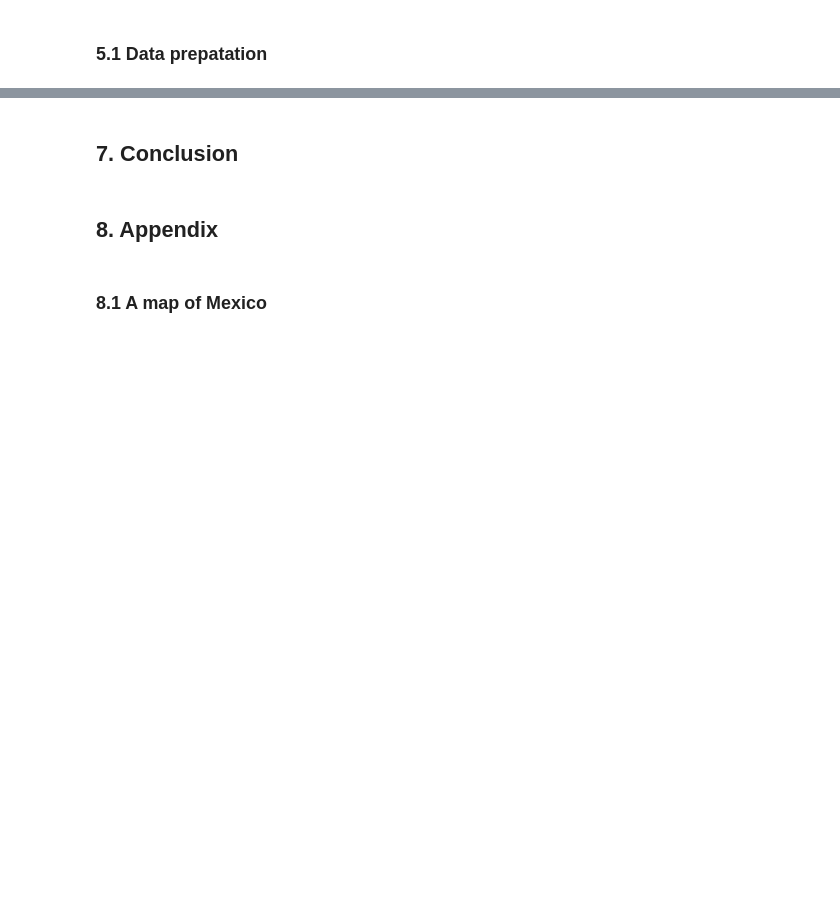
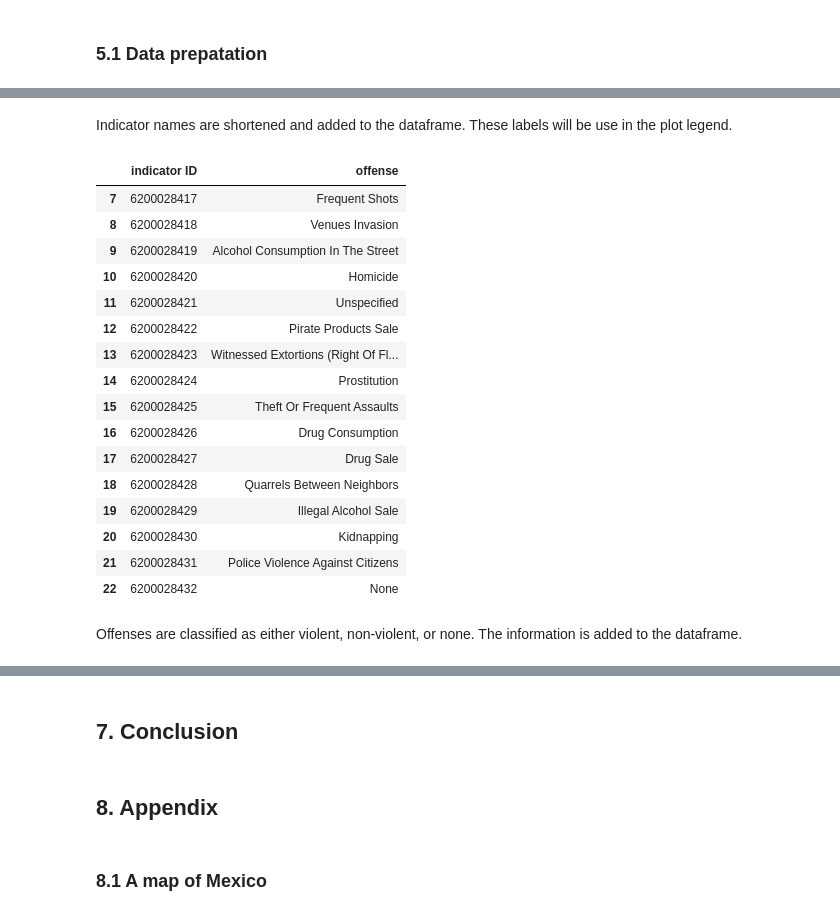
Before and after one commit to irenecelebrin/programming-for-data-analytics, a Jupyter notebook: project/project.ipynb, the cells around one changed output, grey strips where cells are left out. Saved outputs shown, nothing was run; the diff lists cells and outputs as text; code cells hidden in the pictures; blank space fills up the shorter version.

```diff
--- a/project/project.ipynb
+++ b/project/project.ipynb
@@ -1202,0 +1029,6 @@ Create table with correlation
+# %%
+# select subset for reports of crime
+depositions = data[data['indicator'].str.contains('depositions of') |data['indicator'].str.contains('witnessed') ]
+
+# show data (including unit of measure)
+depositions.head(3)
@@ -1202,0 +1053,2 @@ Create table with correlation
+# %% [markdown]
+Indicator names are shortened and added to the dataframe. These labels will be use in the plot legend.
@@ -1202,0 +1061,23 @@ Create table with correlation
+# %%
+# show crime types
+depositions[['indicator ID', 'offense']]
+# %% [output]
+|  | indicator ID | offense |
+| 7 | 6200028417 | Frequent Shots |
+| 8 | 6200028418 | Venues Invasion |
+| 9 | 6200028419 | Alcohol Consumption In The Street |
+| 10 | 6200028420 | Homicide |
+| 11 | 6200028421 | Unspecified |
+| 12 | 6200028422 | Pirate Products Sale |
+| 13 | 6200028423 | Witnessed Extortions (Right Of Fl... |
+| 14 | 6200028424 | Prostitution |
+| 15 | 6200028425 | Theft Or Frequent Assaults |
+| 16 | 6200028426 | Drug Consumption |
+| 17 | 6200028427 | Drug Sale |
+| 18 | 6200028428 | Quarrels Between Neighbors |
+| 19 | 6200028429 | Illegal Alcohol Sale |
+| 20 | 6200028430 | Kidnapping |
+| 21 | 6200028431 | Police Violence Against Citizens |
+| 22 | 6200028432 | None |
+# %% [markdown]
+Offenses are classified as either violent, non-violent, or none. The information is added to the dataframe.
```
Also changed, not shown: parts of 37 cells of this notebook.
